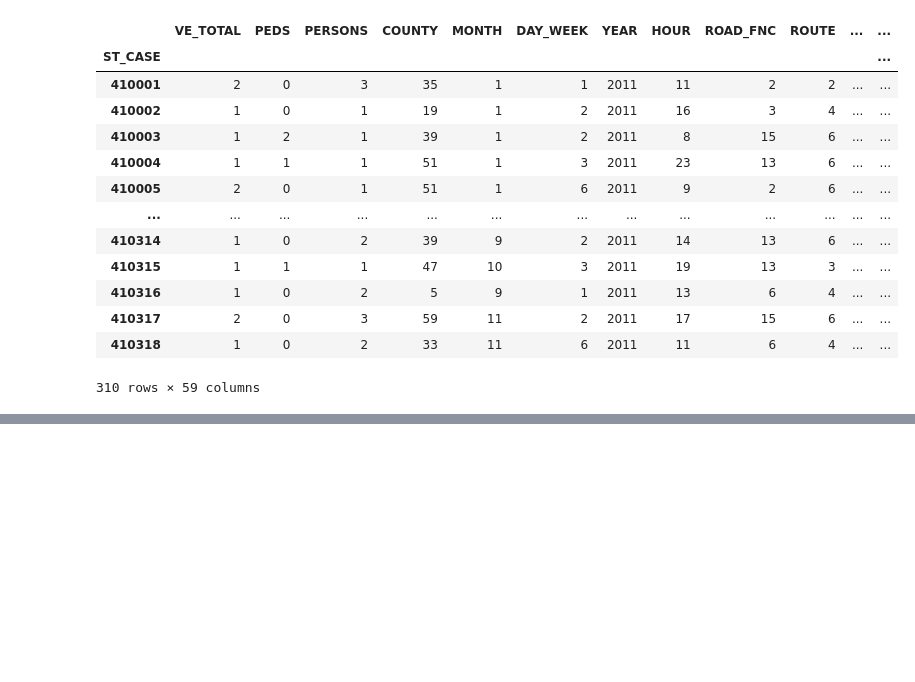
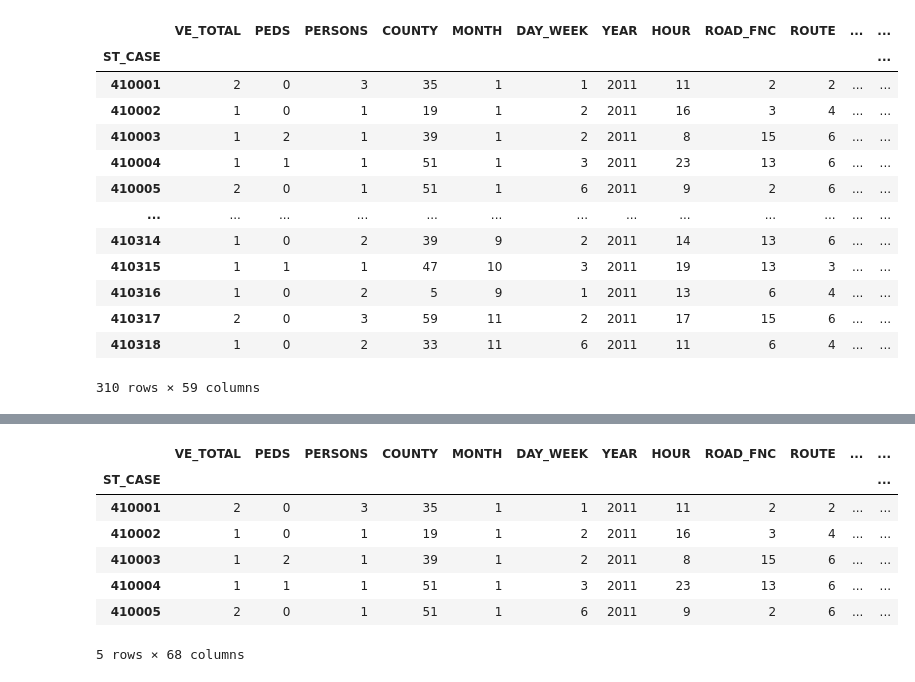
Before and after one commit to RebelKell/group-4, a Jupyter notebook: exploratory_encoding.ipynb, the cells around one changed output, grey strips where cells are left out. Drawn from its saved outputs; the diff is of its cells as text; code cells hidden in the pictures; blank space fills up the shorter version.

```diff
--- a/exploratory_encoding.ipynb
+++ b/exploratory_encoding.ipynb
@@ -98,0 +126,52 @@ accidents_df
+# %%
+accidents_df['HARM_EV_a'] = 0
+accidents_df['HARM_EV_b'] = 0
+accidents_df['HARM_EV_c'] = 0
+accidents_df['HARM_EV_d'] = 0
+accidents_df['HARM_EV_e'] = 0
+accidents_df['HARM_EV_f'] = 0
+accidents_df['HARM_EV_g'] = 0
+accidents_df['HARM_EV_h'] = 0
+accidents_df['HARM_EV_i'] = 0
+# %%
+for index in accidents_df.index:
+
+    event = accidents_df.loc[index]['HARM_EV']
+
+    if event <= 7:
+        accidents_df.at[index, 'HARM_EV_a'] = 1
+
+    elif (event <= 9) or (event == 15):
+        accidents_df.at[index, 'HARM_EV_b'] = 1
+
+    elif event == 10:
+        accidents_df.at[index, 'HARM_EV_c'] = 1
+
+    elif event == 11:
+        accidents_df.at[index, 'HARM_EV_d'] = 1
+
+    elif event <= 14:
+        accidents_df.at[index, 'HARM_EV_e'] = 1
+
+    elif event <= 18:
+        accidents_df.at[index, 'HARM_EV_f'] = 1
+
+    elif (event <= 53) or (event == 57) or (event == 58) or (event == 59):
+        accidents_df.at[index, 'HARM_EV_g'] = 1
+
+    elif event <= 73:
+        accidents_df.at[index, 'HARM_EV_h'] = 1
+
+    else:
+        accidents_df.at[index, 'HARM_EV_i'] = 1
+
+accidents_df.head()
+# %% [output]
+|  | VE_TOTAL | PEDS | PERSONS | COUNTY | MONTH | DAY_WEEK | YEAR | HOUR | ROAD_FNC | ROUTE | ... | ... |
+| ST_CASE |  |  |  |  |  |  |  |  |  |  |  | ... |
+| 410001 | 2 | 0 | 3 | 35 | 1 | 1 | 2011 | 11 | 2 | 2 | ... | ... |
+| 410002 | 1 | 0 | 1 | 19 | 1 | 2 | 2011 | 16 | 3 | 4 | ... | ... |
+| 410003 | 1 | 2 | 1 | 39 | 1 | 2 | 2011 | 8 | 15 | 6 | ... | ... |
+| 410004 | 1 | 1 | 1 | 51 | 1 | 3 | 2011 | 23 | 13 | 6 | ... | ... |
+| 410005 | 2 | 0 | 1 | 51 | 1 | 6 | 2011 | 9 | 2 | 6 | ... | ... |
+5 rows × 68 columns
```
Also changed, not shown: parts of 15 cells of this notebook, 3 other files.
